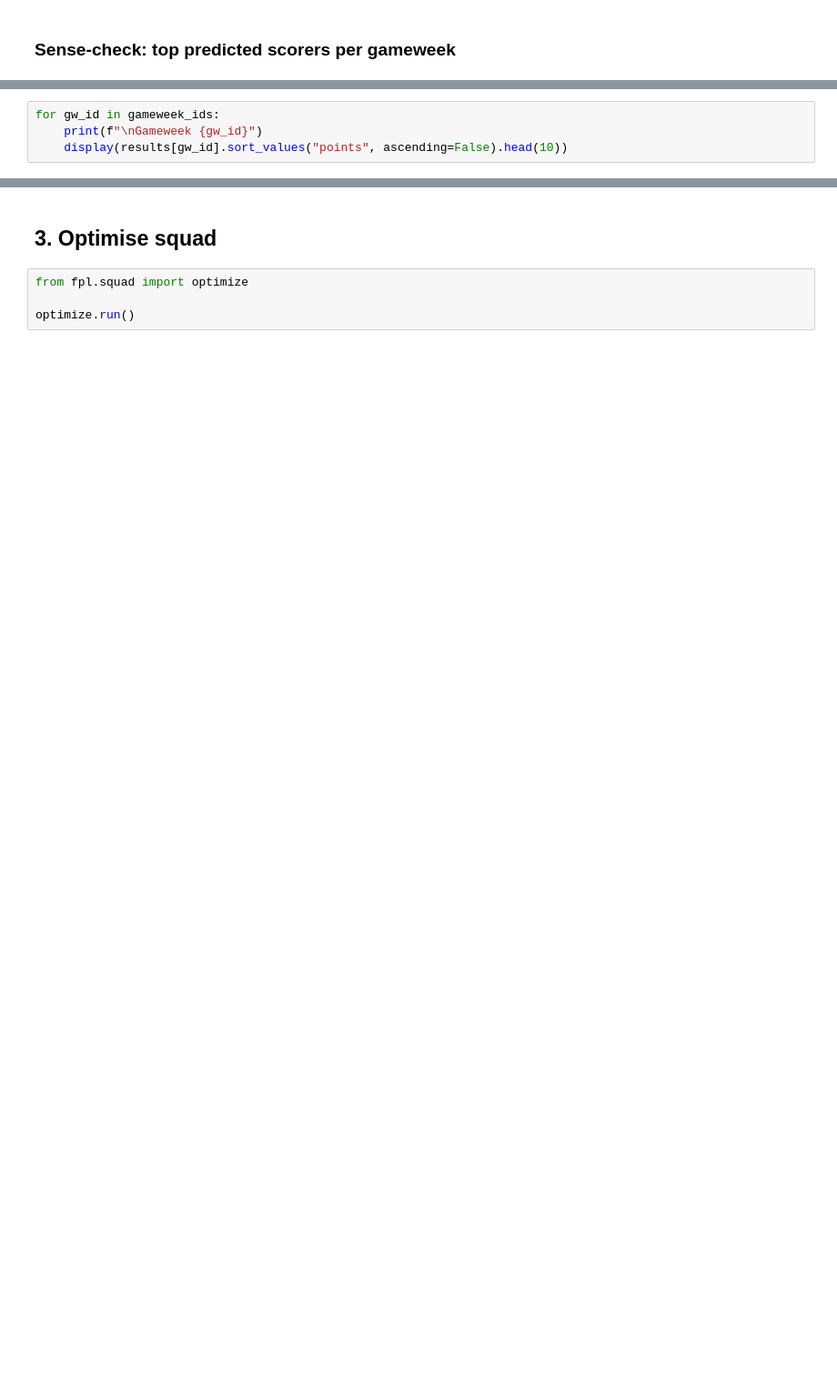
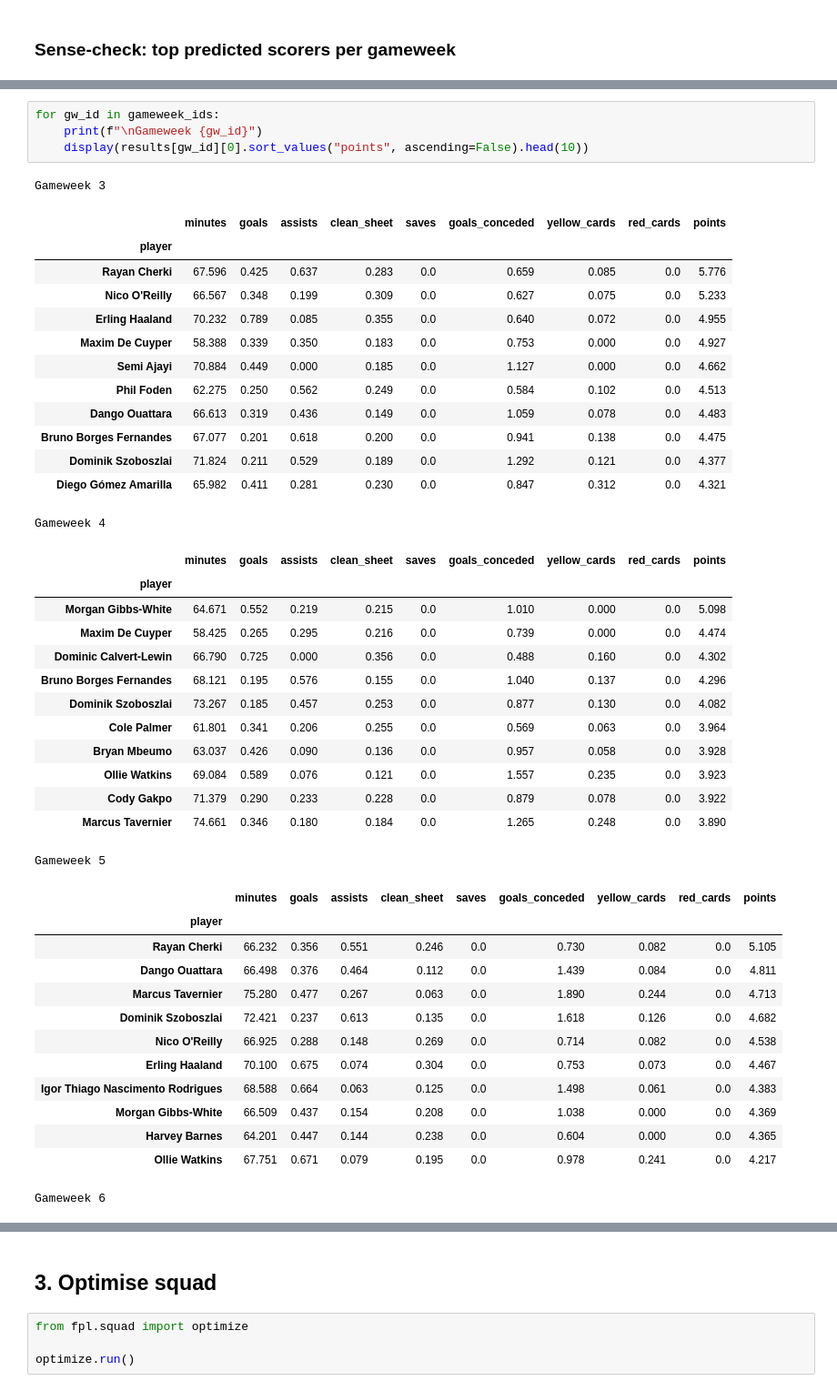
Before and after one commit to CScott4/fpl-2627, a Jupyter notebook: notebooks/weekly_analysis.ipynb, the cells around one changed output, grey strips where cells are left out. Shown at 91% size. Drawn from its saved outputs; the diff is of its cells as text; blank space fills up the shorter version.

```diff
--- a/notebooks/weekly_analysis.ipynb
+++ b/notebooks/weekly_analysis.ipynb
@@ -37,4 +253,45 @@ gameweek_ids
 # %%
 for gw_id in gameweek_ids:
     print(f"\nGameweek {gw_id}")
-    display(results[gw_id].sort_values("points", ascending=False).head(10))
+    display(results[gw_id][0].sort_values("points", ascending=False).head(10))
+# %% [output]
+Gameweek 3
+|  | minutes | goals | assists | clean_sheet | saves | goals_conceded | yellow_cards | red_cards | points |
+| player |  |  |  |  |  |  |  |  |  |
+| Rayan Cherki | 67.596 | 0.425 | 0.637 | 0.283 | 0.0 | 0.659 | 0.085 | 0.0 | 5.776 |
+| Nico O'Reilly | 66.567 | 0.348 | 0.199 | 0.309 | 0.0 | 0.627 | 0.075 | 0.0 | 5.233 |
+| Erling Haaland | 70.232 | 0.789 | 0.085 | 0.355 | 0.0 | 0.640 | 0.072 | 0.0 | 4.955 |
+| Maxim De Cuyper | 58.388 | 0.339 | 0.350 | 0.183 | 0.0 | 0.753 | 0.000 | 0.0 | 4.927 |
+| Semi Ajayi | 70.884 | 0.449 | 0.000 | 0.185 | 0.0 | 1.127 | 0.000 | 0.0 | 4.662 |
+| Phil Foden | 62.275 | 0.250 | 0.562 | 0.249 | 0.0 | 0.584 | 0.102 | 0.0 | 4.513 |
+| Dango Ouattara | 66.613 | 0.319 | 0.436 | 0.149 | 0.0 | 1.059 | 0.078 | 0.0 | 4.483 |
+| Bruno Borges Fernandes | 67.077 | 0.201 | 0.618 | 0.200 | 0.0 | 0.941 | 0.138 | 0.0 | 4.475 |
+| Dominik Szoboszlai | 71.824 | 0.211 | 0.529 | 0.189 | 0.0 | 1.292 | 0.121 | 0.0 | 4.377 |
+| Diego Gómez Amarilla | 65.982 | 0.411 | 0.281 | 0.230 | 0.0 | 0.847 | 0.312 | 0.0 | 4.321 |
+Gameweek 4
+|  | minutes | goals | assists | clean_sheet | saves | goals_conceded | yellow_cards | red_cards | points |
+| player |  |  |  |  |  |  |  |  |  |
+| Morgan Gibbs-White | 64.671 | 0.552 | 0.219 | 0.215 | 0.0 | 1.010 | 0.000 | 0.0 | 5.098 |
+| Maxim De Cuyper | 58.425 | 0.265 | 0.295 | 0.216 | 0.0 | 0.739 | 0.000 | 0.0 | 4.474 |
+| Dominic Calvert-Lewin | 66.790 | 0.725 | 0.000 | 0.356 | 0.0 | 0.488 | 0.160 | 0.0 | 4.302 |
+| Bruno Borges Fernandes | 68.121 | 0.195 | 0.576 | 0.155 | 0.0 | 1.040 | 0.137 | 0.0 | 4.296 |
+| Dominik Szoboszlai | 73.267 | 0.185 | 0.457 | 0.253 | 0.0 | 0.877 | 0.130 | 0.0 | 4.082 |
+| Cole Palmer | 61.801 | 0.341 | 0.206 | 0.255 | 0.0 | 0.569 | 0.063 | 0.0 | 3.964 |
+| Bryan Mbeumo | 63.037 | 0.426 | 0.090 | 0.136 | 0.0 | 0.957 | 0.058 | 0.0 | 3.928 |
+| Ollie Watkins | 69.084 | 0.589 | 0.076 | 0.121 | 0.0 | 1.557 | 0.235 | 0.0 | 3.923 |
+| Cody Gakpo | 71.379 | 0.290 | 0.233 | 0.228 | 0.0 | 0.879 | 0.078 | 0.0 | 3.922 |
+| Marcus Tavernier | 74.661 | 0.346 | 0.180 | 0.184 | 0.0 | 1.265 | 0.248 | 0.0 | 3.890 |
+Gameweek 5
+|  | minutes | goals | assists | clean_sheet | saves | goals_conceded | yellow_cards | red_cards | points |
+| player |  |  |  |  |  |  |  |  |  |
+| Rayan Cherki | 66.232 | 0.356 | 0.551 | 0.246 | 0.0 | 0.730 | 0.082 | 0.0 | 5.105 |
+| Dango Ouattara | 66.498 | 0.376 | 0.464 | 0.112 | 0.0 | 1.439 | 0.084 | 0.0 | 4.811 |
+| Marcus Tavernier | 75.280 | 0.477 | 0.267 | 0.063 | 0.0 | 1.890 | 0.244 | 0.0 | 4.713 |
+| Dominik Szoboszlai | 72.421 | 0.237 | 0.613 | 0.135 | 0.0 | 1.618 | 0.126 | 0.0 | 4.682 |
+| Nico O'Reilly | 66.925 | 0.288 | 0.148 | 0.269 | 0.0 | 0.714 | 0.082 | 0.0 | 4.538 |
+| Erling Haaland | 70.100 | 0.675 | 0.074 | 0.304 | 0.0 | 0.753 | 0.073 | 0.0 | 4.467 |
+| Igor Thiago Nascimento Rodrigues | 68.588 | 0.664 | 0.063 | 0.125 | 0.0 | 1.498 | 0.061 | 0.0 | 4.383 |
+| Morgan Gibbs-White | 66.509 | 0.437 | 0.154 | 0.208 | 0.0 | 1.038 | 0.000 | 0.0 | 4.369 |
+| Harvey Barnes | 64.201 | 0.447 | 0.144 | 0.238 | 0.0 | 0.604 | 0.000 | 0.0 | 4.365 |
+| Ollie Watkins | 67.751 | 0.671 | 0.079 | 0.195 | 0.0 | 0.978 | 0.241 | 0.0 | 4.217 |
+Gameweek 6
```
Also changed, not shown: parts of 15 cells of this notebook, 4 other files.
